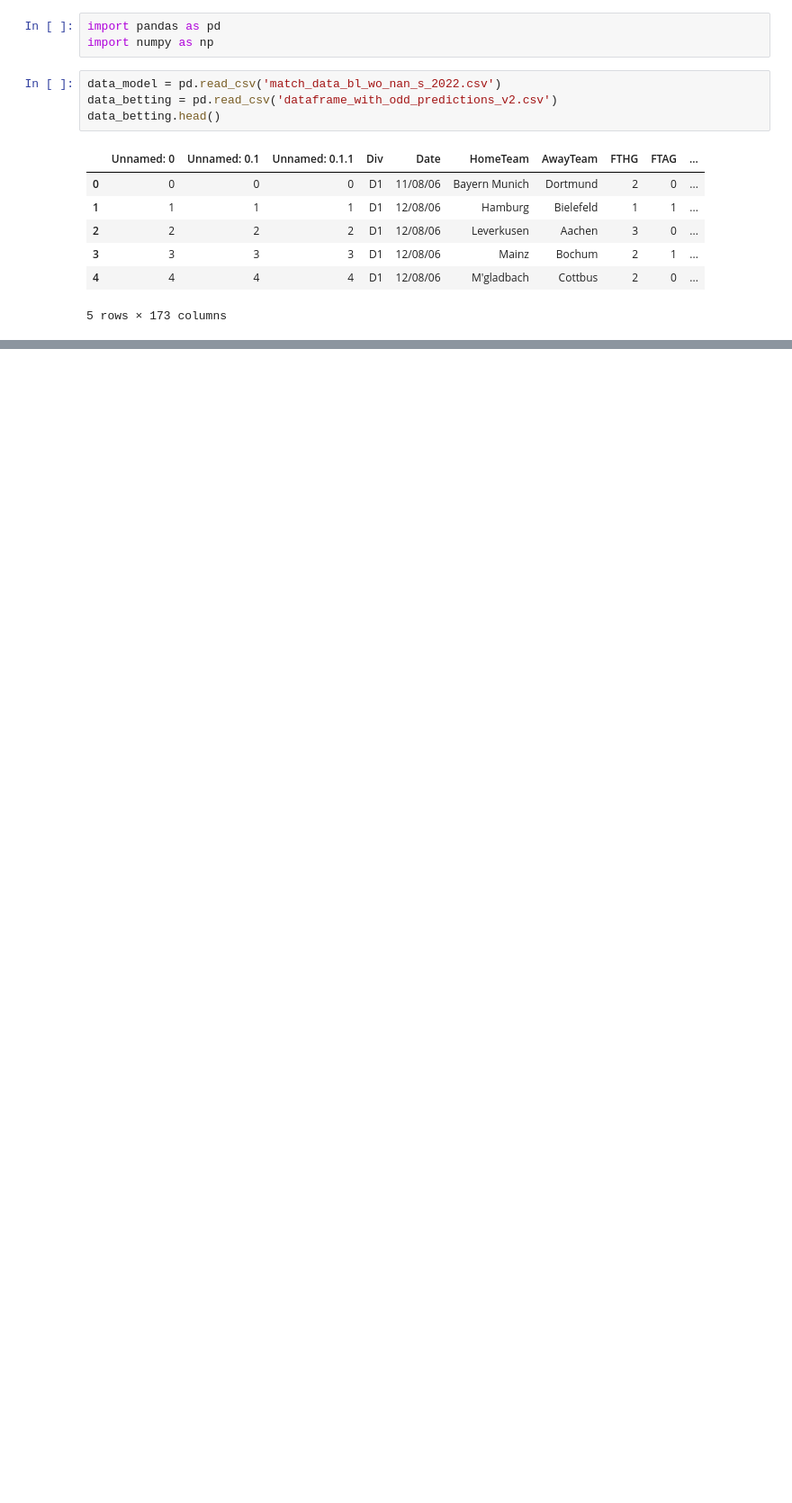
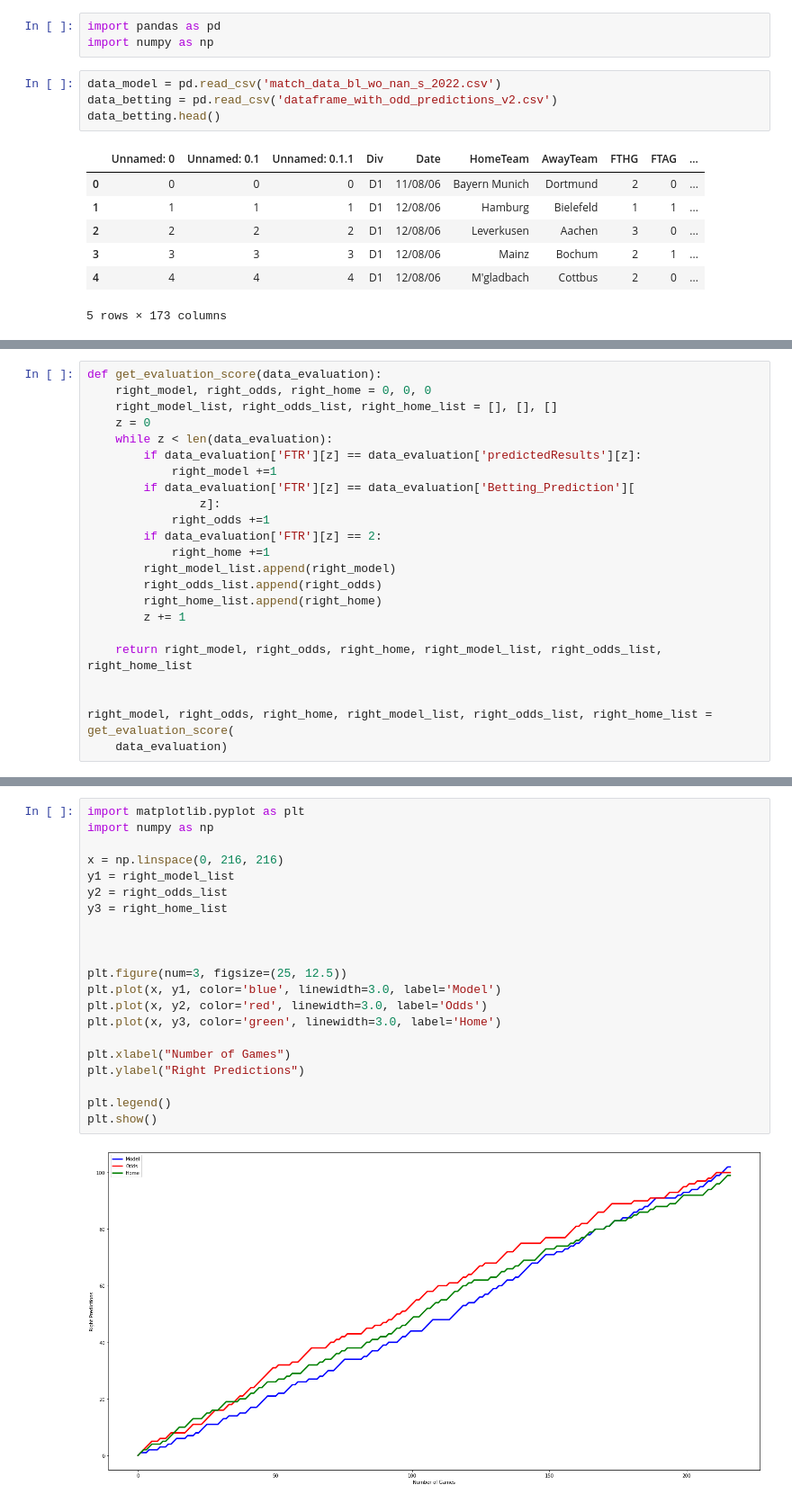
Before and after one commit to Max280201/Data-Exploration-Project, a Jupyter notebook: evaluate_model_odd_predictions.ipynb, the cells around one changed output, grey strips where cells are left out. Shown at 90% size. Drawn from its saved outputs; the diff is of its cells as text; blank space fills up the shorter version.

Commit message:
new graphs for showing how bad we are at betting

```diff
--- a/evaluate_model_odd_predictions.ipynb
+++ b/evaluate_model_odd_predictions.ipynb
@@ -48,0 +117,23 @@ def get_odd_prediction(prob_ges_schnitt):
+# %%
+def get_evaluation_score(data_evaluation):
+    right_model, right_odds, right_home = 0, 0, 0
+    right_model_list, right_odds_list, right_home_list = [], [], []
+    z = 0
+    while z < len(data_evaluation):
+        if data_evaluation['FTR'][z] == data_evaluation['predictedResults'][z]:
+            right_model +=1
+        if data_evaluation['FTR'][z] == data_evaluation['Betting_Prediction'][
+                z]:
+            right_odds +=1
+        if data_evaluation['FTR'][z] == 2:
+            right_home +=1
+        right_model_list.append(right_model)
+        right_odds_list.append(right_odds)
+        right_home_list.append(right_home)
+        z += 1
+
+    return right_model, right_odds, right_home, right_model_list, right_odds_list, right_home_list
+
+
+right_model, right_odds, right_home, right_model_list, right_odds_list, right_home_list = get_evaluation_score(
+    data_evaluation)
@@ -48,0 +148,23 @@ def get_odd_prediction(prob_ges_schnitt):
+# %%
+import matplotlib.pyplot as plt
+import numpy as np
+
+x = np.linspace(0, 216, 216)
+y1 = right_model_list
+y2 = right_odds_list
+y3 = right_home_list
+
+
+
+plt.figure(num=3, figsize=(25, 12.5))
+plt.plot(x, y1, color='blue', linewidth=3.0, label='Model')
+plt.plot(x, y2, color='red', linewidth=3.0, label='Odds')
+plt.plot(x, y3, color='green', linewidth=3.0, label='Home')
+
+plt.xlabel("Number of Games")
+plt.ylabel("Right Predictions")
+
+plt.legend()
+plt.show()
+# %% [output]
+[figure, added]
```
Also changed, not shown: parts of 14 cells of this notebook.
